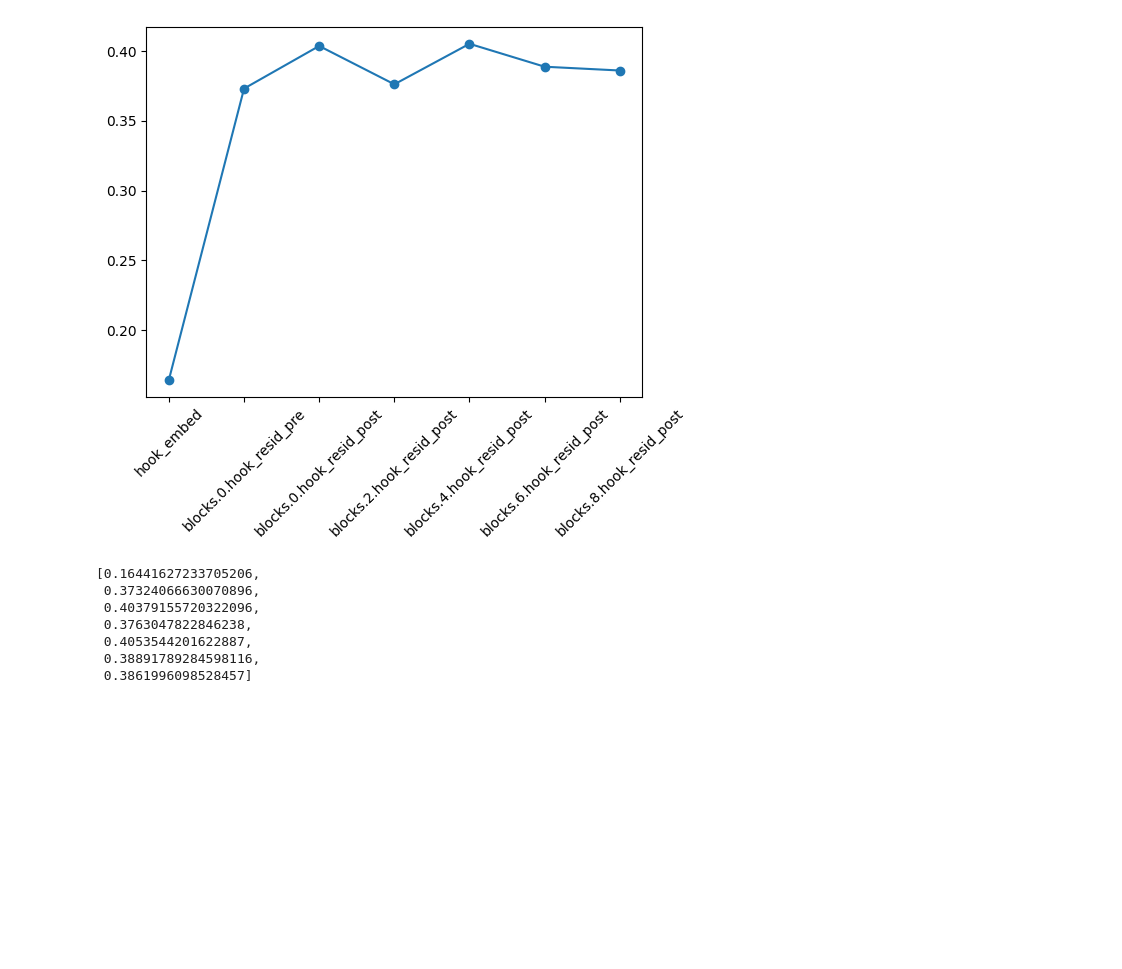
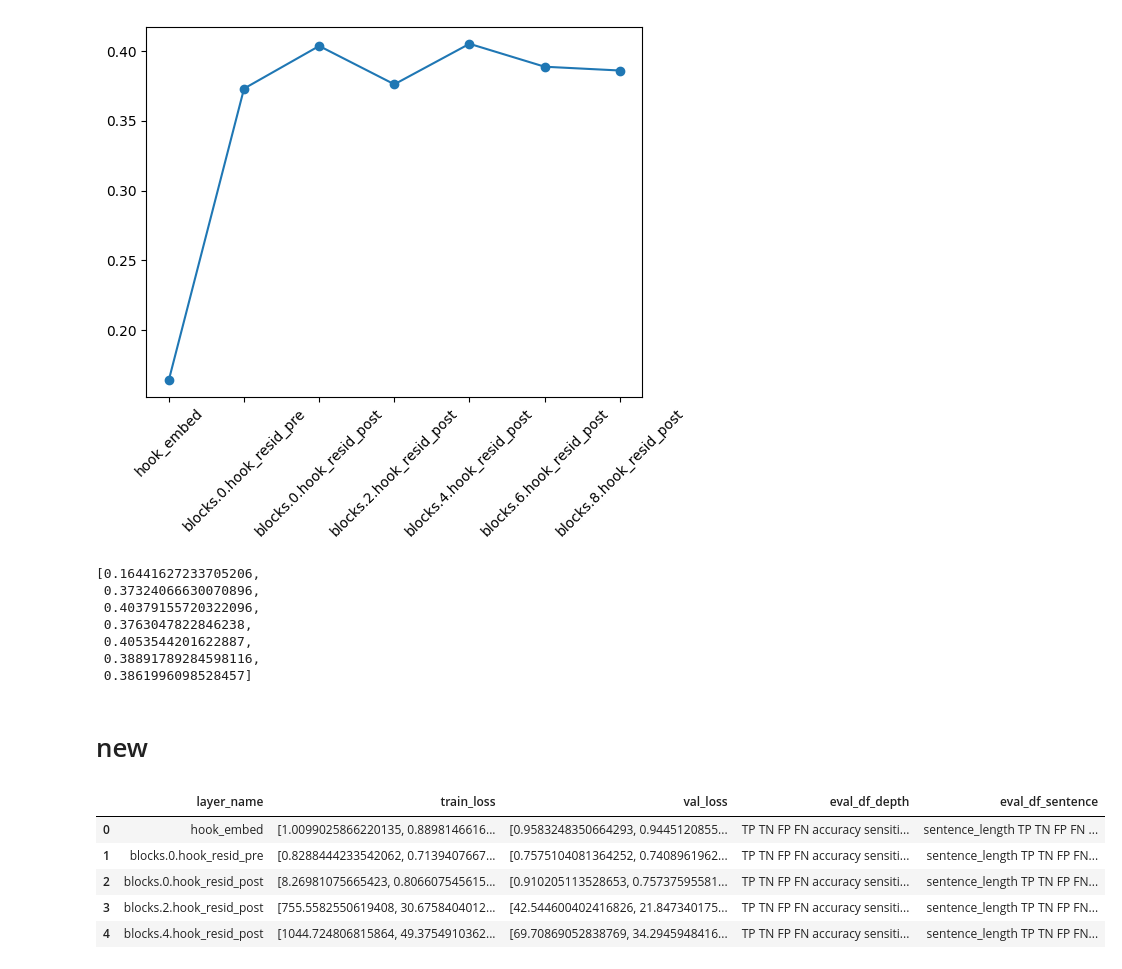
Before and after one commit to onjurgensen/probing_syntax_in_LLMs, a Jupyter notebook: model_comparison.ipynb, the cells around one changed output. Cells and saved outputs as stored; diff of their text form; code cells hidden in the pictures; blank space fills up the shorter version.

```diff
--- a/model_comparison.ipynb
+++ b/model_comparison.ipynb
@@ -585,3 +589,5 @@ rhos
  0.4053544201622887,
  0.38891789284598116,
  0.3861996098528457]
+# %% [markdown]
+# new
@@ -587,0 +596,9 @@ rhos
+# %%
+df_eval
+# %% [output]
+|  | layer_name | train_loss | val_loss | eval_df_depth | eval_df_sentence |
+| 0 | hook_embed | [1.0099025866220135, 0.8898146616... | [0.9583248350664293, 0.9445120855... | TP TN FP FN accuracy sensiti... | sentence_length TP TN FP FN ... |
+| 1 | blocks.0.hook_resid_pre | [0.8288444233542062, 0.7139407667... | [0.7575104081364252, 0.7408961962... | TP TN FP FN accuracy sensiti... | sentence_length TP TN FP FN... |
+| 2 | blocks.0.hook_resid_post | [8.26981075665423, 0.806607545615... | [0.910205113528653, 0.75737595581... | TP TN FP FN accuracy sensiti... | sentence_length TP TN FP FN... |
+| 3 | blocks.2.hook_resid_post | [755.5582550619408, 30.6758404012... | [42.544600402416826, 21.847340175... | TP TN FP FN accuracy sensiti... | sentence_length TP TN FP FN... |
+| 4 | blocks.4.hook_resid_post | [1044.724806815864, 49.3754910362... | [69.70869052838769, 34.2945948416... | TP TN FP FN accuracy sensiti... | sentence_length TP TN FP FN... |
```
Also changed, not shown: parts of 5 cells of this notebook, 10 other files.
